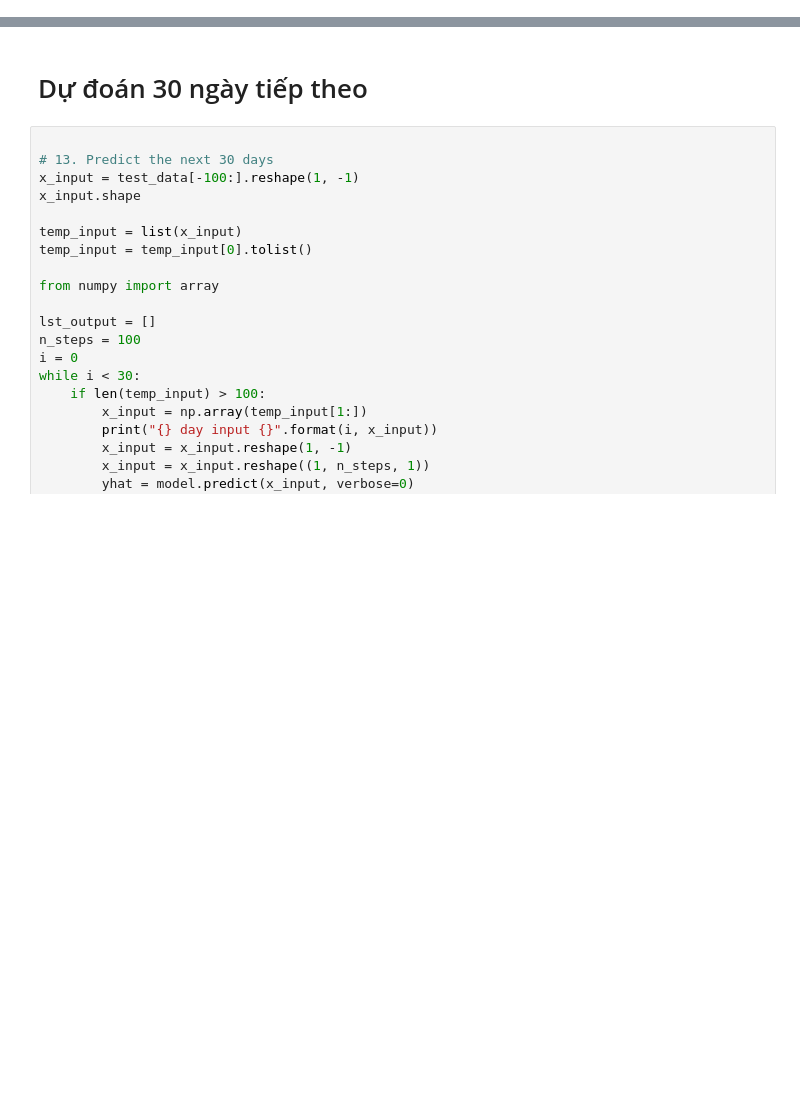
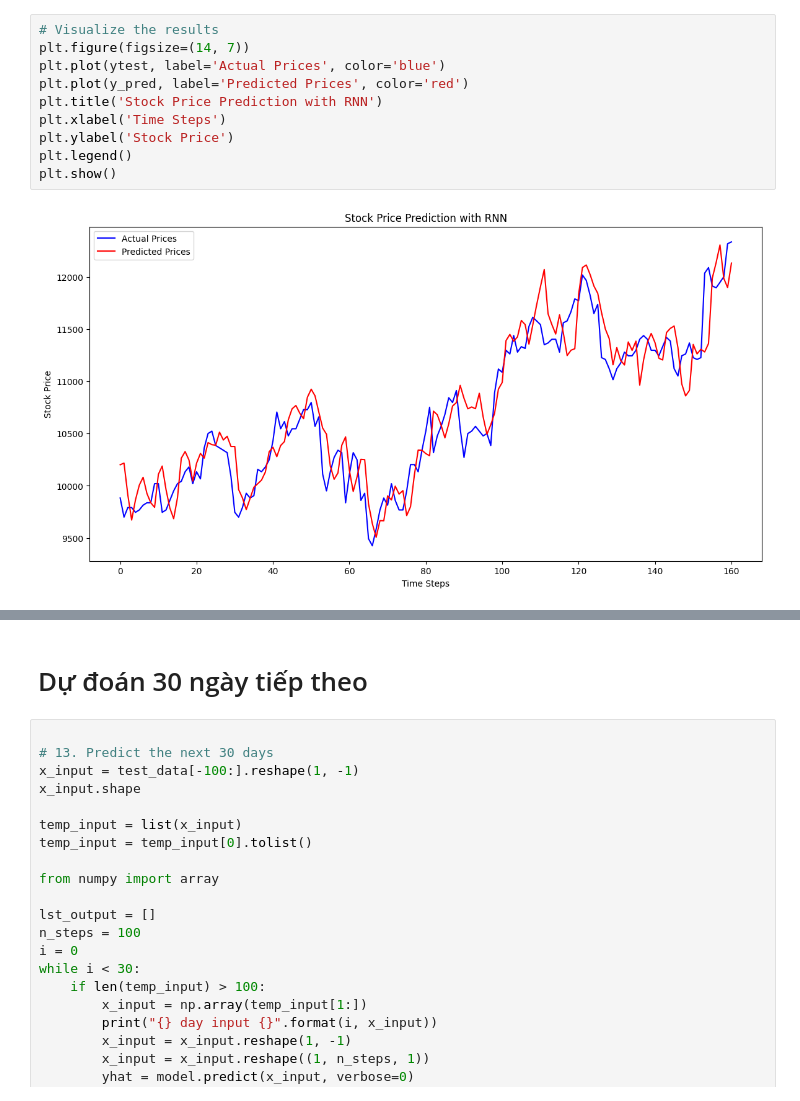
Before and after one commit to xuanquynhle/IS403.O21.HTCL_Team5, a Jupyter notebook: RNN_Model/HPG_RNN_Model_80_20.ipynb, the cells around one changed output, grey strips where cells are left out. Drawn from its saved outputs; the diff is of its cells as text; blank space fills up the shorter version.

```diff
--- a/RNN_Model/HPG_RNN_Model_80_20.ipynb
+++ b/RNN_Model/HPG_RNN_Model_80_20.ipynb
@@ -92,3 +91,15 @@ Testing MAPE: 0.022513194966624864
+# %%
+# Visualize the results
+plt.figure(figsize=(14, 7))
+plt.plot(ytest, label='Actual Prices', color='blue')
+plt.plot(y_pred, label='Predicted Prices', color='red')
+plt.title('Stock Price Prediction with RNN')
+plt.xlabel('Time Steps')
+plt.ylabel('Stock Price')
+plt.legend()
+plt.show()
+# %% [output]
+[figure, added]
 # %%
 # 14.Vẽ hình
 # Train
```
Also changed, not shown: parts of 7 cells of this notebook, 14 other files.
